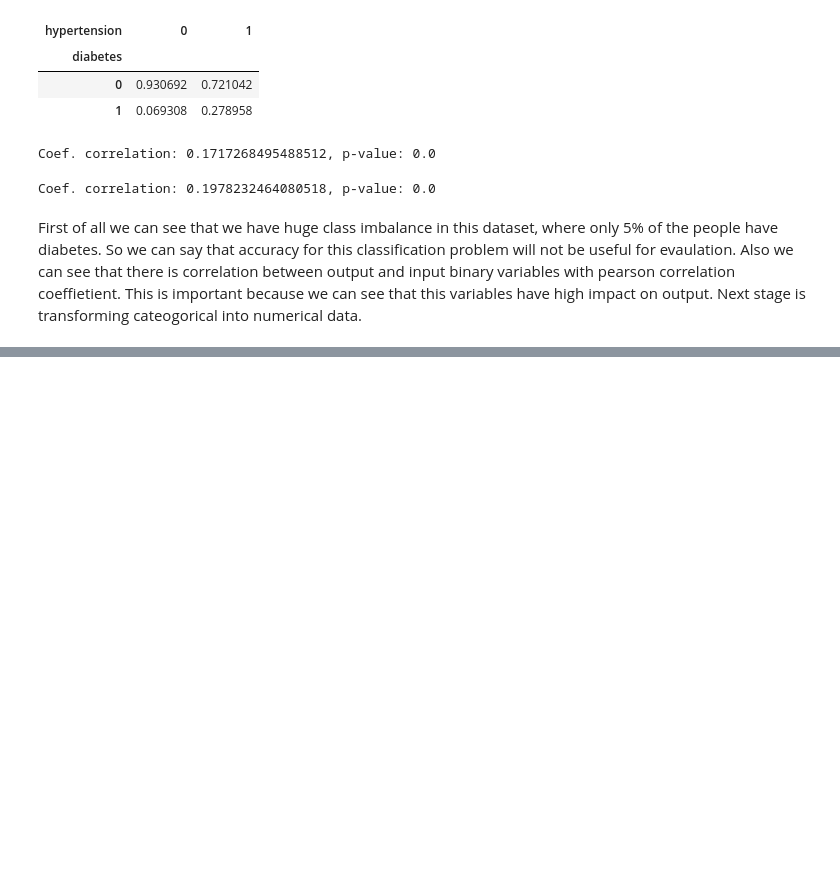
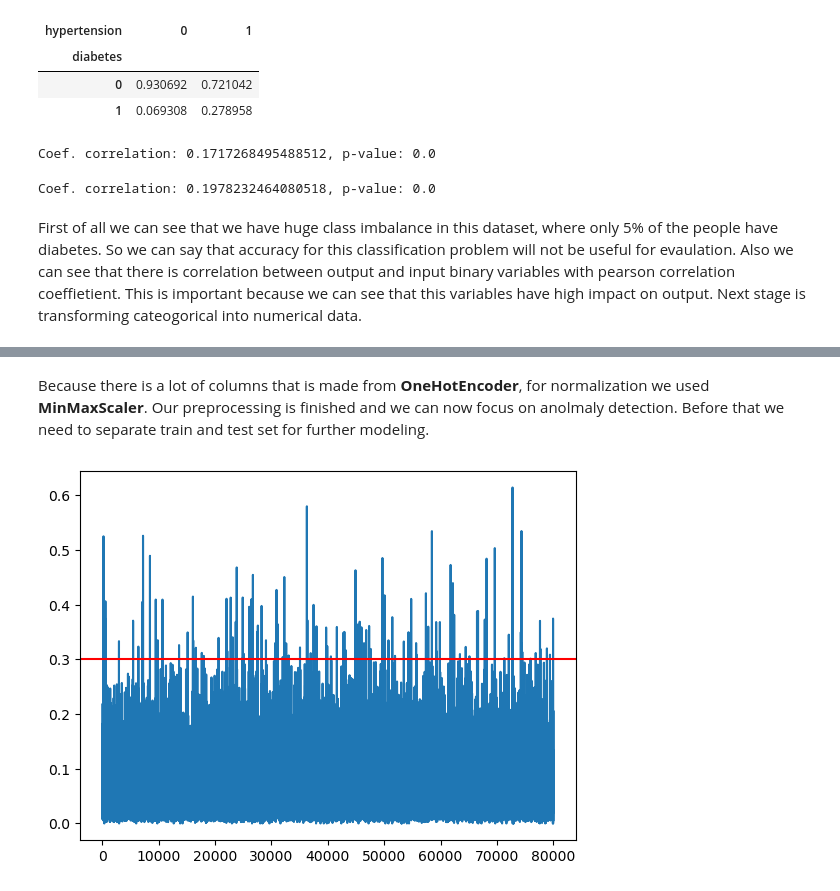
Before and after one commit to NemanjaGojkovic/Diabetes_Prediction, a Jupyter notebook: diabetes_prediction.ipynb, the cells around one changed output, grey strips where cells are left out. Cells and saved outputs as stored; diff of their text form; code cells hidden in the pictures; blank space fills up the shorter version.

Commit message:
preprocessing finished

```diff
--- a/diabetes_prediction.ipynb
+++ b/diabetes_prediction.ipynb
@@ -183,0 +191,8 @@ Next stage is transforming cateogorical into numerical data.
+# %%
+from sklearn.preprocessing import OneHotEncoder
+encoder = OneHotEncoder()
+ohe=encoder.fit_transform(df[['smoking_history']]).toarray()
+labels=encoder.categories_
+feat_labels=np.concatenate(labels)
+ohc_df=pd.DataFrame(data=ohe, columns=feat_labels)
+ohc_df
@@ -183,0 +213,4 @@ Next stage is transforming cateogorical into numerical data.
+# %%
+df=pd.concat([df, ohc_df], axis=1)
+df=df.drop('smoking_history', axis=1)
+df
@@ -183,0 +233,6 @@ Next stage is transforming cateogorical into numerical data.
+# %%
+from sklearn.preprocessing import MinMaxScaler
+scaler = MinMaxScaler()
+np_norm=scaler.fit_transform(df)
+df_norm=pd.DataFrame(data=np_norm, columns=df.columns)
+df_norm
@@ -183,0 +253,15 @@ Next stage is transforming cateogorical into numerical data.
+# %% [markdown]
+Because there is a lot of columns that is made from **OneHotEncoder**, for normalization we used **MinMaxScaler**. Our preprocessing is finished and we can now focus on anolmaly detection. Before that we need to separate train and test set for further modeling.
+# %%
+from sklearn.model_selection import train_test_split
+X_train, X_test, y_train, y_test = train_test_split(df_norm.drop('diabetes', axis=1), df_norm.diabetes, test_size=0.2, random_state=13)
+# %%
+from sklearn.neighbors import NearestNeighbors
+out = NearestNeighbors()
+out.fit(X_train)
+distances, indexes = out.kneighbors()
+plt.plot(distances.mean(axis=1))
+plt.axhline(0.3, color = 'r')
+plt.show()
+# %% [output]
+[figure, added]
```
Also changed, not shown: parts of 13 cells of this notebook.
